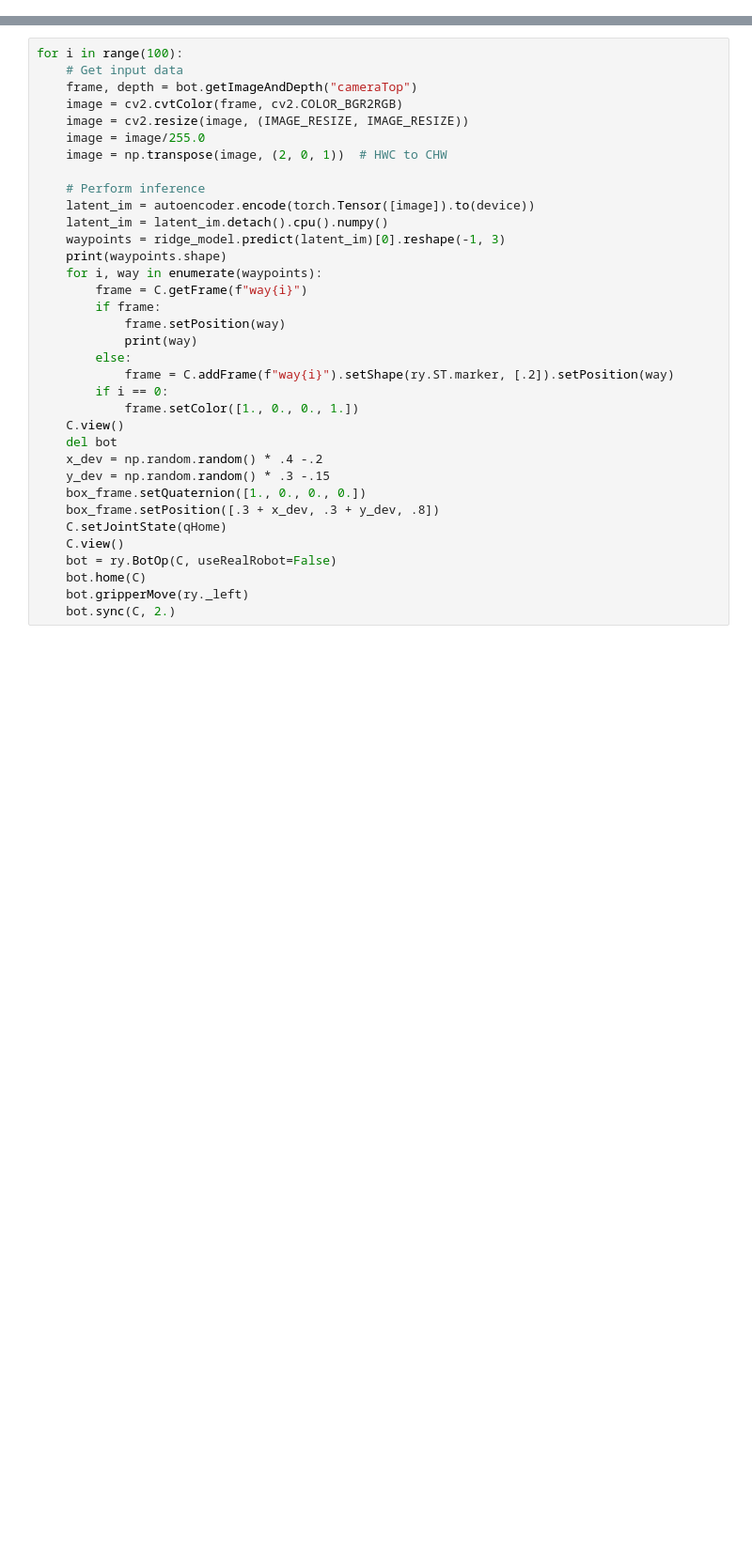
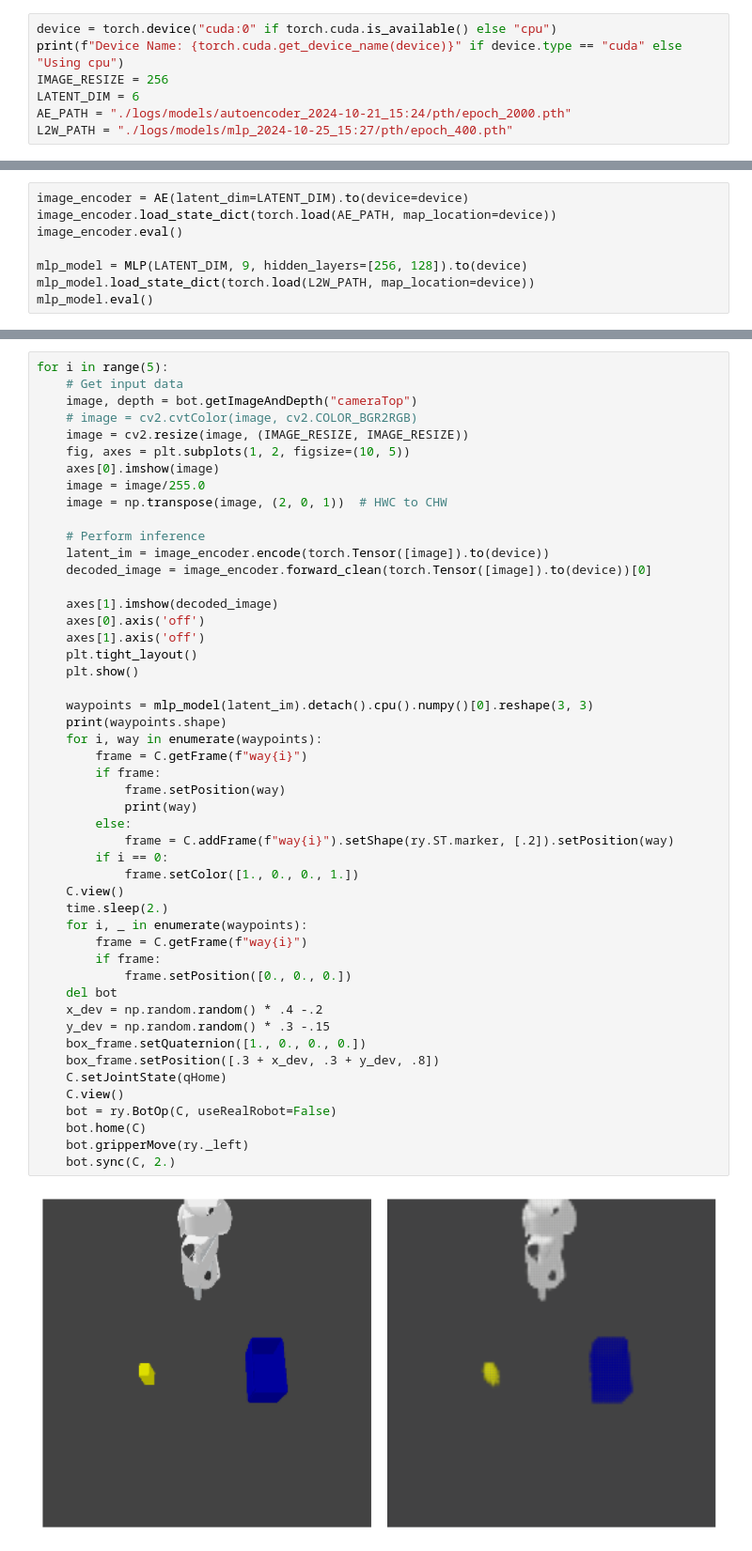
Before and after one commit to Tupryk/SimpleIL, a Jupyter notebook: inference_sim.ipynb, the cells around one changed output, grey strips where cells are left out. Shown at 94% size. Saved outputs shown, nothing was run; the diff lists cells and outputs as text; blank space fills up the shorter version.

```diff
--- a/inference_sim.ipynb
+++ b/inference_sim.ipynb
@@ -6 +11,8 @@ import matplotlib.pyplot as plt
 from Robotic_Manipulation.shelf import generate_target_box
+# %%
+device = torch.device("cuda:0" if torch.cuda.is_available() else "cpu")
+print(f"Device Name: {torch.cuda.get_device_name(device)}" if device.type == "cuda" else "Using cpu")
+IMAGE_RESIZE = 256
+LATENT_DIM = 6
+AE_PATH = "./logs/models/autoencoder_2024-10-21_15:24/pth/epoch_2000.pth"
+L2W_PATH = "./logs/models/mlp_2024-10-25_15:27/pth/epoch_400.pth"
@@ -39,0 +52,8 @@ with open('./models/ridge_model.pkl', 'rb') as file:
+# %%
+image_encoder = AE(latent_dim=LATENT_DIM).to(device=device)
+image_encoder.load_state_dict(torch.load(AE_PATH, map_location=device))
+image_encoder.eval()
+
+mlp_model = MLP(LATENT_DIM, 9, hidden_layers=[256, 128]).to(device)
+mlp_model.load_state_dict(torch.load(L2W_PATH, map_location=device))
+mlp_model.eval()
@@ -40,35 +72,51 @@ with open('./models/ridge_model.pkl', 'rb') as file:
 # %%
-for i in range(100):
+for i in range(5):
     # Get input data
-    frame, depth = bot.getImageAndDepth("cameraTop")
-    image = cv2.cvtColor(frame, cv2.COLOR_BGR2RGB)
+    image, depth = bot.getImageAndDepth("cameraTop")
+    # image = cv2.cvtColor(image, cv2.COLOR_BGR2RGB)
     image = cv2.resize(image, (IMAGE_RESIZE, IMAGE_RESIZE))
+    fig, axes = plt.subplots(1, 2, figsize=(10, 5))
+    axes[0].imshow(image)
     image = image/255.0
     image = np.transpose(image, (2, 0, 1))  # HWC to CHW
 
     # Perform inference
-    latent_im = autoencoder.encode(torch.Tensor([image]).to(device))
-    latent_im = latent_im.detach().cpu().numpy()
-    waypoints = ridge_model.predict(latent_im)[0].reshape(-1, 3)
+    latent_im = image_encoder.encode(torch.Tensor([image]).to(device))
+    decoded_image = image_encoder.forward_clean(torch.Tensor([image]).to(device))[0]
+
+    axes[1].imshow(decoded_image)
+    axes[0].axis('off')
+    axes[1].axis('off')
+    plt.tight_layout()
+    plt.show()
+
+    waypoints = mlp_model(latent_im).detach().cpu().numpy()[0].reshape(3, 3)
     print(waypoints.shape)
     for i, way in enumerate(waypoints):
         frame = C.getFrame(f"way{i}")
         if frame:
             frame.setPosition(way)
             print(way)
         else:
             frame = C.addFrame(f"way{i}").setShape(ry.ST.marker, [.2]).setPosition(way)
         if i == 0:
             frame.setColor([1., 0., 0., 1.])
     C.view()
+    time.sleep(2.)
+    for i, _ in enumerate(waypoints):
+        frame = C.getFrame(f"way{i}")
+        if frame:
+            frame.setPosition([0., 0., 0.])
     del bot
     x_dev = np.random.random() * .4 -.2
     y_dev = np.random.random() * .3 -.15
     box_frame.setQuaternion([1., 0., 0., 0.])
     box_frame.setPosition([.3 + x_dev, .3 + y_dev, .8])
     C.setJointState(qHome)
     C.view()
     bot = ry.BotOp(C, useRealRobot=False)
     bot.home(C)
     bot.gripperMove(ry._left)
     bot.sync(C, 2.)
+# %% [output]
+[figure, added]
```
Also changed, not shown: parts of 7 cells of this notebook, 10 other files.
